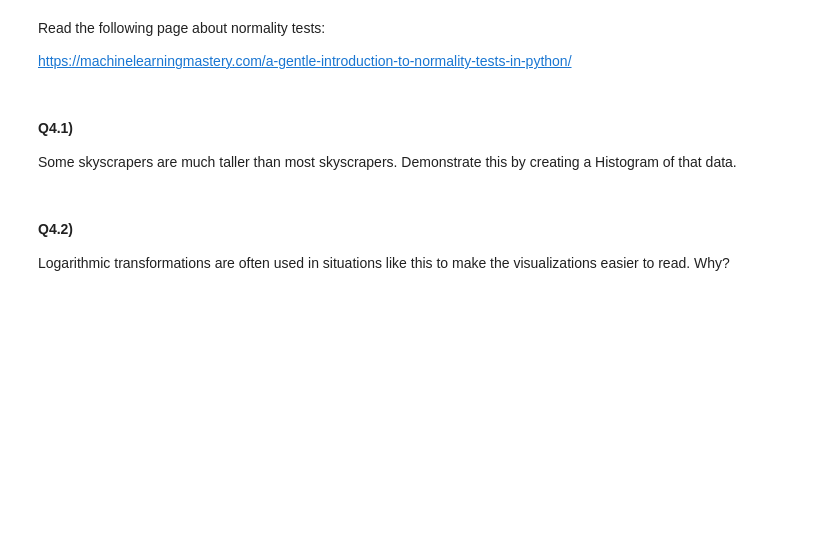
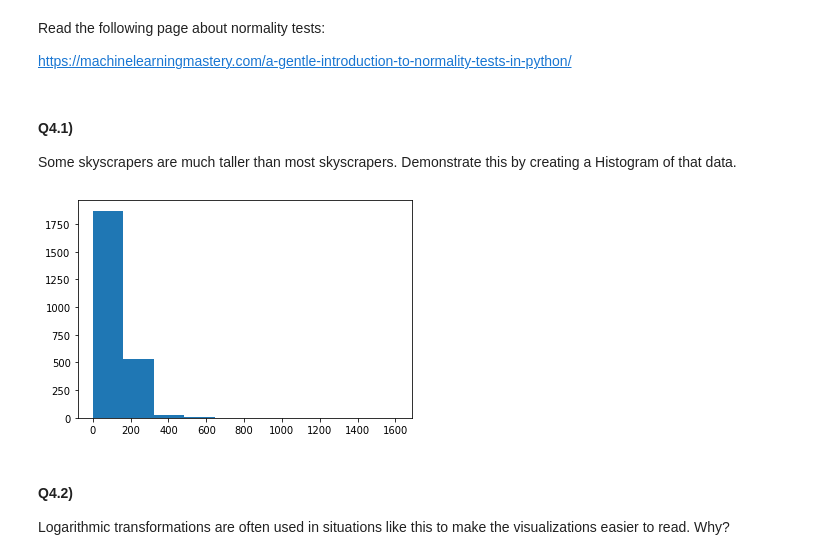
Before and after one commit to Pine9/StatBook, a Jupyter notebook: Statistics Workbook.ipynb, the cells around one changed output. Saved outputs shown, nothing was run; the diff lists cells and outputs as text; code cells hidden in the pictures; blank space fills up the shorter version.

```diff
--- a/Statistics Workbook.ipynb
+++ b/Statistics Workbook.ipynb
@@ -389,3 +427,8 @@ skyscrapers['statistics.height']
+# %%
+plt.hist(skyscrapers['statistics.height'])
+plt.show()
+# %% [output]
+[figure, added]
 # %% [markdown]
 #### Q4.2)
 
```
Also changed, not shown: parts of 12 cells of this notebook.
